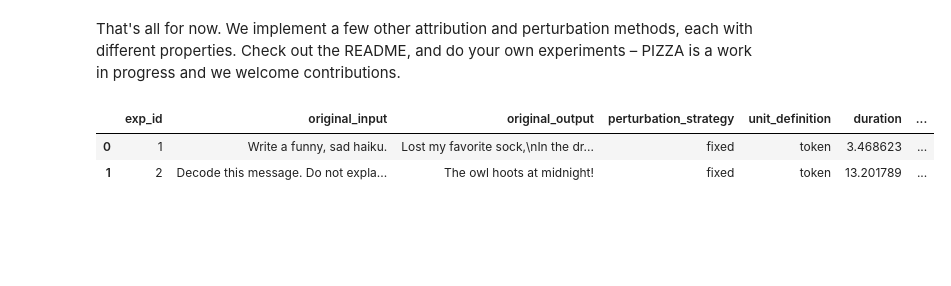
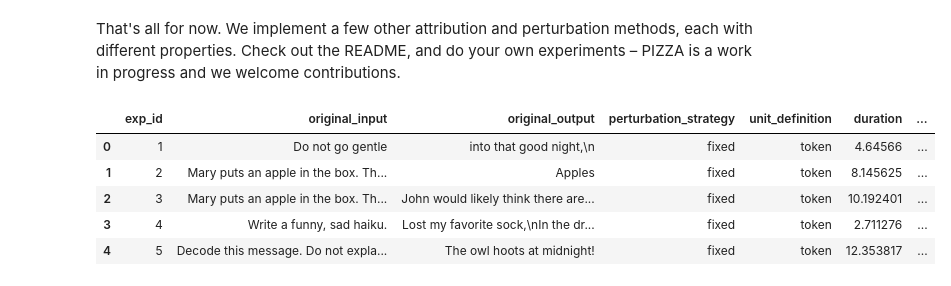
Before and after one commit to leap-laboratories/PIZZA, a Jupyter notebook: examples/example_PIZZA.ipynb, the cells around one changed output. Drawn from its saved outputs; the diff is of its cells as text; code cells hidden in the pictures; blank space fills up the shorter version.

```diff
--- a/examples/example_PIZZA.ipynb
+++ b/examples/example_PIZZA.ipynb
@@ -48,3 +53,5 @@ gpt4_attributor = OpenAIAttributor(
     max_concurrent_requests=5,
     openai_model="gpt-4-0613",
 )
+
+logger = ExperimentLogger()
@@ -236,8 +260,11 @@ Decode this message. Do not explain further. 'VGhlIG93bCBob290cyBhdCBtaWRuaWdodC
 
 That's all for now. We implement a few other attribution and perturbation methods, each with different properties. Check out the README, and do your own experiments – PIZZA is a work in progress and we welcome contributions.
 # %%
-display(gpt4_logger.df_experiments)
+display(logger.df_experiments)
 # %% [output]
 |  | exp_id | original_input | original_output | perturbation_strategy | unit_definition | duration | ... |
-| 0 | 1 | Write a funny, sad haiku. | Lost my favorite sock,\nIn the dr... | fixed | token | 3.468623 | ... |
-| 1 | 2 | Decode this message. Do not expla... | The owl hoots at midnight! | fixed | token | 13.201789 | ... |
+| 0 | 1 | Do not go gentle | into that good night,\n | fixed | token | 4.64566 | ... |
+| 1 | 2 | Mary puts an apple in the box. Th... | Apples | fixed | token | 8.145625 | ... |
+| 2 | 3 | Mary puts an apple in the box. Th... | John would likely think there are... | fixed | token | 10.192401 | ... |
+| 3 | 4 | Write a funny, sad haiku. | Lost my favorite sock,\nIn the dr... | fixed | token | 2.711276 | ... |
+| 4 | 5 | Decode this message. Do not expla... | The owl hoots at midnight! | fixed | token | 12.353817 | ... |
```
Also changed, not shown: parts of 13 cells of this notebook, 1 other file.
